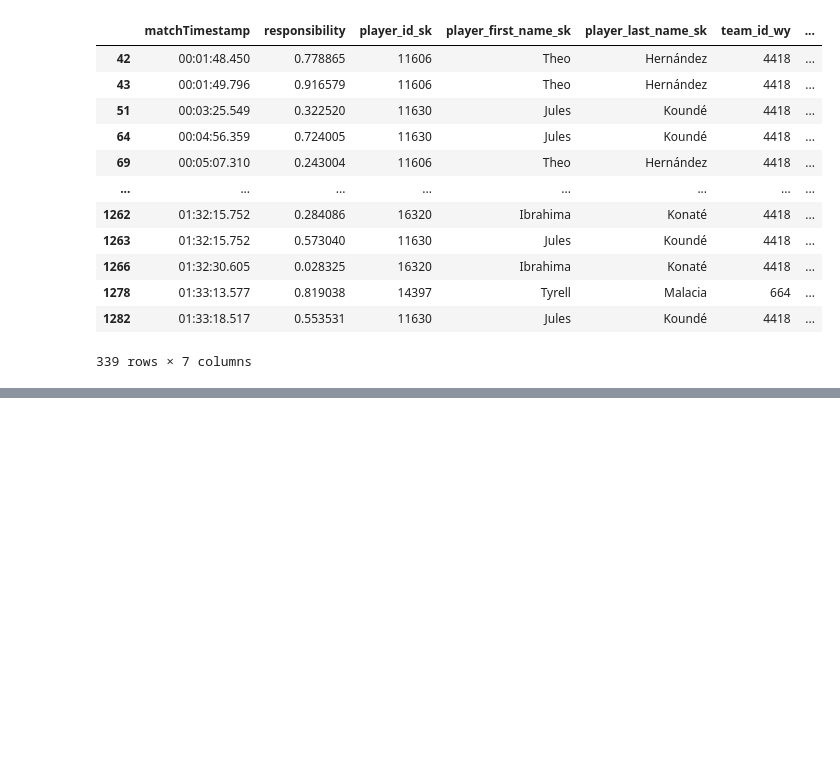
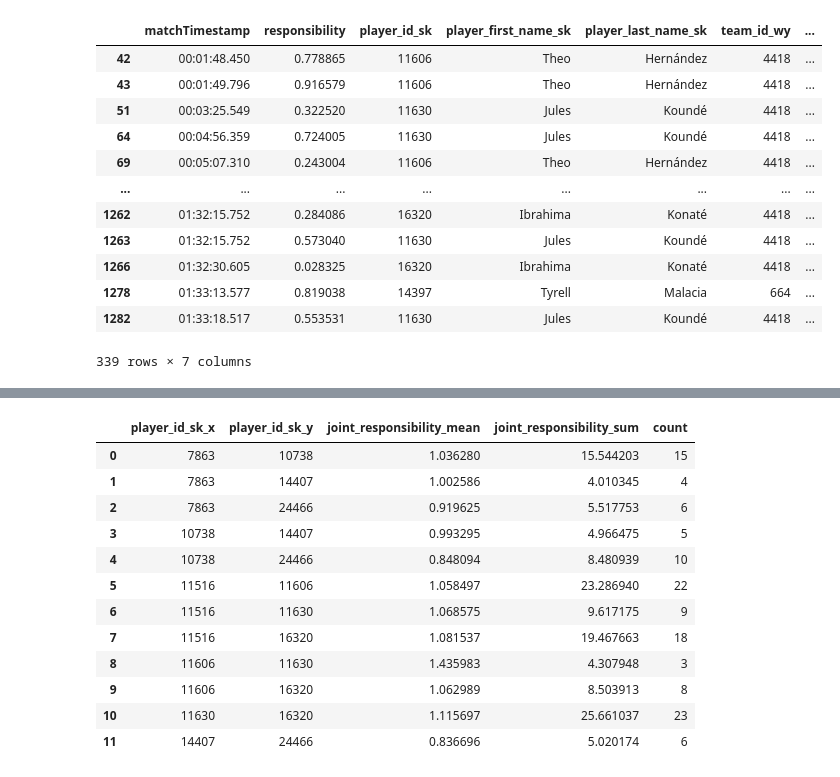
Before and after one commit to ariskoutris/defensive-passing-networks, a Jupyter notebook: src/resp.ipynb, the cells around one changed output, grey strips where cells are left out. Cells and saved outputs as stored; diff of their text form; code cells hidden in the pictures; blank space fills up the shorter version.

```diff
--- a/src/resp.ipynb
+++ b/src/resp.ipynb
@@ -582,0 +681,4 @@ df_resp_def
+# %%
+# create joint responsibility
+df_resp_def_joint['joint_resp'] = df_resp_def_joint['responsibility_x'] + df_resp_def_joint['responsibility_y']
+df_resp_def_joint.head(5)
@@ -582,0 +692,26 @@ df_resp_def
+# %%
+# group by player_id_sk_x, player_id_sk_y
+# aggregate responsibility count
+columns_joint_group = ['matchTimestamp', 'player_id_sk_x', 'player_id_sk_y', 'joint_resp']
+
+df_resp_def_joint_group = df_resp_def_joint.groupby(['player_id_sk_x', 'player_id_sk_y']).agg(
+    joint_responsibility_mean=('joint_resp', 'mean'),
+    joint_responsibility_sum=('joint_resp', 'sum'),
+    count=('matchTimestamp', 'size')
+    ).reset_index()
+
+df_resp_def_joint_group
+# %% [output]
+|  | player_id_sk_x | player_id_sk_y | joint_responsibility_mean | joint_responsibility_sum | count |
+| 0 | 7863 | 10738 | 1.036280 | 15.544203 | 15 |
+| 1 | 7863 | 14407 | 1.002586 | 4.010345 | 4 |
+| 2 | 7863 | 24466 | 0.919625 | 5.517753 | 6 |
+| 3 | 10738 | 14407 | 0.993295 | 4.966475 | 5 |
+| 4 | 10738 | 24466 | 0.848094 | 8.480939 | 10 |
+| 5 | 11516 | 11606 | 1.058497 | 23.286940 | 22 |
+| 6 | 11516 | 11630 | 1.068575 | 9.617175 | 9 |
+| 7 | 11516 | 16320 | 1.081537 | 19.467663 | 18 |
+| 8 | 11606 | 11630 | 1.435983 | 4.307948 | 3 |
+| 9 | 11606 | 16320 | 1.062989 | 8.503913 | 8 |
+| 10 | 11630 | 16320 | 1.115697 | 25.661037 | 23 |
+| 11 | 14407 | 24466 | 0.836696 | 5.020174 | 6 |
```
Also changed, not shown: parts of 11 cells of this notebook.
